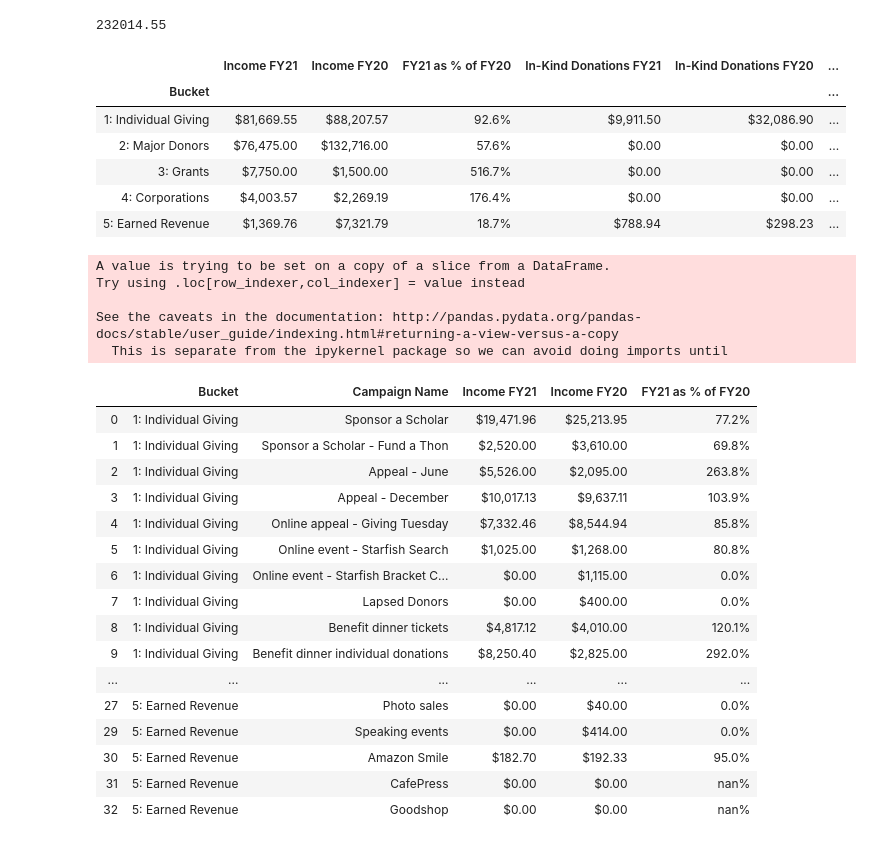
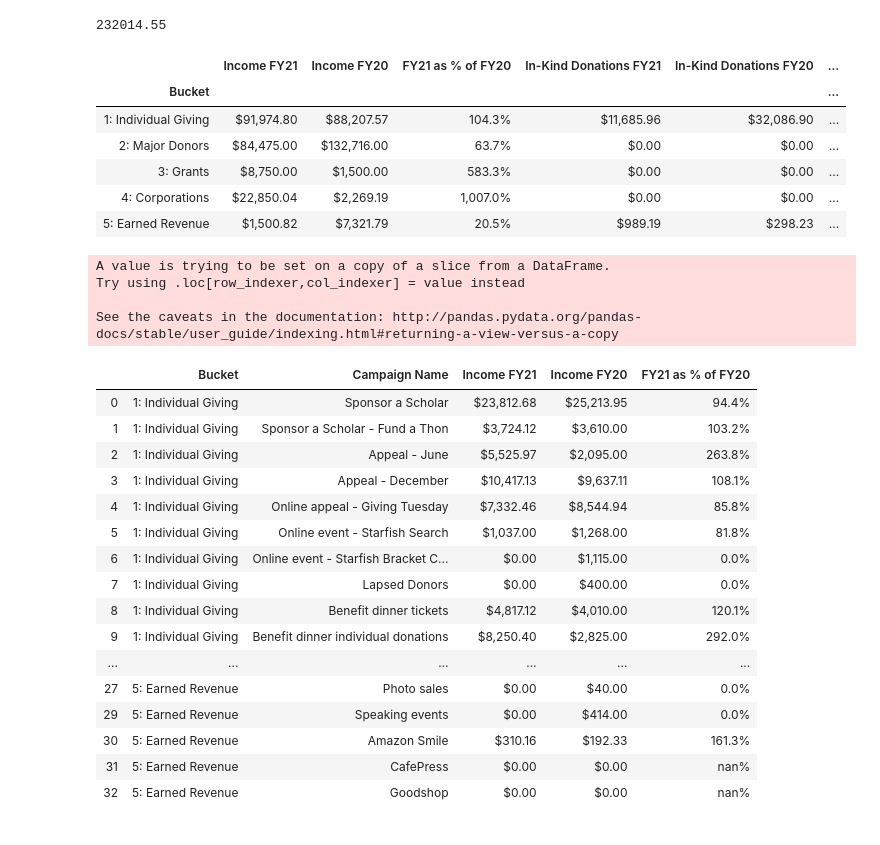
Before and after one commit to patelpurvip/Board-Fundraising-Analysis, a Jupyter notebook: FY20-FY21-Donations.ipynb, the cells around one changed output. Cells and saved outputs as stored; diff of their text form; code cells hidden in the pictures.

```diff
--- a/FY20-FY21-Donations.ipynb
+++ b/FY20-FY21-Donations.ipynb
@@ -5,7 +5,7 @@ import pandas as pd
 import numpy as np
 import scipy.stats as st
 
-step2 = "Sources/Fundraising Strategy - Step 2, 01.23.21.csv"
+step2 = "Sources/Fundraising Strategy - Step 2, 03.31.21.csv"
 donation_data = pd.read_csv(step2)
 donation_data.head()
 # %% [output]
@@ -133,25 +138,25 @@ FY20_income_test2
 # %%
 FY21_FY20_buckets = FY21_FY20.groupby(['Bucket'])
 FY21vFY20_to_date = FY21_FY20_buckets.sum()
 FY21vFY20_to_date['FY21 as % of FY20'] = FY21vFY20_to_date['Income FY21']/FY21vFY20_to_date['Income FY20']
 FY21vFY20_to_date = FY21vFY20_to_date[['Income FY21', 'Income FY20', 'FY21 as % of FY20', 'In-Kind Donations FY21', 'In-Kind Donations FY20', 'Volunteer Hours FY21', 'Volunteer Hours FY20']]
 
 FY21vFY20_to_date["Income FY21"] = FY21vFY20_to_date["Income FY21"].map("${:,.2f}".format)
 FY21vFY20_to_date["In-Kind Donations FY21"] = FY21vFY20_to_date["In-Kind Donations FY21"].map("${:,.2f}".format)
 FY21vFY20_to_date["Income FY20"] = FY21vFY20_to_date["Income FY20"].map("${:,.2f}".format)
 FY21vFY20_to_date['FY21 as % of FY20'] = FY21vFY20_to_date['FY21 as % of FY20'].map("{:,.1%}".format)
 FY21vFY20_to_date["In-Kind Donations FY20"] = FY21vFY20_to_date["In-Kind Donations FY20"].map("${:,.2f}".format)
 
-FY21vFY20_to_date.to_csv("./ExcelOutputs/FY21vFY20_to_date_01.23.21.csv", encoding="utf-8", index=True)
+FY21vFY20_to_date.to_csv("./ExcelOutputs/FY21vFY20_to_date_03.31.21.csv", encoding="utf-8", index=True)
 FY21vFY20_to_date
 # %% [output]
 |  | Income FY21 | Income FY20 | FY21 as % of FY20 | In-Kind Donations FY21 | In-Kind Donations FY20 | ... |
 | Bucket |  |  |  |  |  | ... |
-| 1: Individual Giving | $81,669.55 | $88,207.57 | 92.6% | $9,911.50 | $32,086.90 | ... |
-| 2: Major Donors | $76,475.00 | $132,716.00 | 57.6% | $0.00 | $0.00 | ... |
-| 3: Grants | $7,750.00 | $1,500.00 | 516.7% | $0.00 | $0.00 | ... |
-| 4: Corporations | $4,003.57 | $2,269.19 | 176.4% | $0.00 | $0.00 | ... |
-| 5: Earned Revenue | $1,369.76 | $7,321.79 | 18.7% | $788.94 | $298.23 | ... |
+| 1: Individual Giving | $91,974.80 | $88,207.57 | 104.3% | $11,685.96 | $32,086.90 | ... |
+| 2: Major Donors | $84,475.00 | $132,716.00 | 63.7% | $0.00 | $0.00 | ... |
+| 3: Grants | $8,750.00 | $1,500.00 | 583.3% | $0.00 | $0.00 | ... |
+| 4: Corporations | $22,850.04 | $2,269.19 | 1,007.0% | $0.00 | $0.00 | ... |
+| 5: Earned Revenue | $1,500.82 | $7,321.79 | 20.5% | $989.19 | $298.23 | ... |
 # %%
 FY21vFY20_campaigns = donation_data.dropna(how='any')
 FY21vFY20_campaigns[FY21vFY20_campaigns.columns[2:]] = FY21vFY20_campaigns[FY21vFY20_campaigns.columns[2:]].replace('[\$,]', '', regex=True).astype(float)
@@ -162,21 +167,20 @@ FY21vFY20_campaigns["Income FY21"] = FY21vFY20_campaigns["Income FY21"].map("${:
 FY21vFY20_campaigns["Income FY20"] = FY21vFY20_campaigns["Income FY20"].map("${:,.2f}".format)
 FY21vFY20_campaigns['FY21 as % of FY20'] = FY21vFY20_campaigns['FY21 as % of FY20'].map("{:,.1%}".format)
 
-FY21vFY20_campaigns.to_csv("./ExcelOutputs/FY21vFY20_campaigns_01.23.21.csv", encoding="utf-8", index=True)
+FY21vFY20_campaigns.to_csv("./ExcelOutputs/FY21vFY20_campaigns_03.31.21.csv", encoding="utf-8", index=True)
 FY21vFY20_campaigns
 # %% [output]
 A value is trying to be set on a copy of a slice from a DataFrame.
 Try using .loc[row_indexer,col_indexer] = value instead
 
 See the caveats in the documentation: http://pandas.pydata.org/pandas-docs/stable/user_guide/indexing.html#returning-a-view-versus-a-copy
-  This is separate from the ipykernel package so we can avoid doing imports until
 |  | Bucket | Campaign Name | Income FY21 | Income FY20 | FY21 as % of FY20 |
-| 0 | 1: Individual Giving | Sponsor a Scholar | $19,471.96 | $25,213.95 | 77.2% |
-| 1 | 1: Individual Giving | Sponsor a Scholar - Fund a Thon | $2,520.00 | $3,610.00 | 69.8% |
-| 2 | 1: Individual Giving | Appeal - June | $5,526.00 | $2,095.00 | 263.8% |
-| 3 | 1: Individual Giving | Appeal - December | $10,017.13 | $9,637.11 | 103.9% |
+| 0 | 1: Individual Giving | Sponsor a Scholar | $23,812.68 | $25,213.95 | 94.4% |
+| 1 | 1: Individual Giving | Sponsor a Scholar - Fund a Thon | $3,724.12 | $3,610.00 | 103.2% |
+| 2 | 1: Individual Giving | Appeal - June | $5,525.97 | $2,095.00 | 263.8% |
+| 3 | 1: Individual Giving | Appeal - December | $10,417.13 | $9,637.11 | 108.1% |
 | 4 | 1: Individual Giving | Online appeal - Giving Tuesday | $7,332.46 | $8,544.94 | 85.8% |
-| 5 | 1: Individual Giving | Online event - Starfish Search | $1,025.00 | $1,268.00 | 80.8% |
+| 5 | 1: Individual Giving | Online event - Starfish Search | $1,037.00 | $1,268.00 | 81.8% |
 | 6 | 1: Individual Giving | Online event - Starfish Bracket C... | $0.00 | $1,115.00 | 0.0% |
 | 7 | 1: Individual Giving | Lapsed Donors | $0.00 | $400.00 | 0.0% |
 | 8 | 1: Individual Giving | Benefit dinner tickets | $4,817.12 | $4,010.00 | 120.1% |
@@ -184,6 +188,6 @@ See the caveats in the documentation: http://pandas.pydata.org/pandas-docs/stabl
 | ... | ... | ... | ... | ... | ... |
 | 27 | 5: Earned Revenue | Photo sales | $0.00 | $40.00 | 0.0% |
 | 29 | 5: Earned Revenue | Speaking events | $0.00 | $414.00 | 0.0% |
-| 30 | 5: Earned Revenue | Amazon Smile | $182.70 | $192.33 | 95.0% |
+| 30 | 5: Earned Revenue | Amazon Smile | $310.16 | $192.33 | 161.3% |
 | 31 | 5: Earned Revenue | CafePress | $0.00 | $0.00 | nan% |
 | 32 | 5: Earned Revenue | Goodshop | $0.00 | $0.00 | nan% |
```
Also changed, not shown: parts of 3 cells of this notebook, 16 other files.
